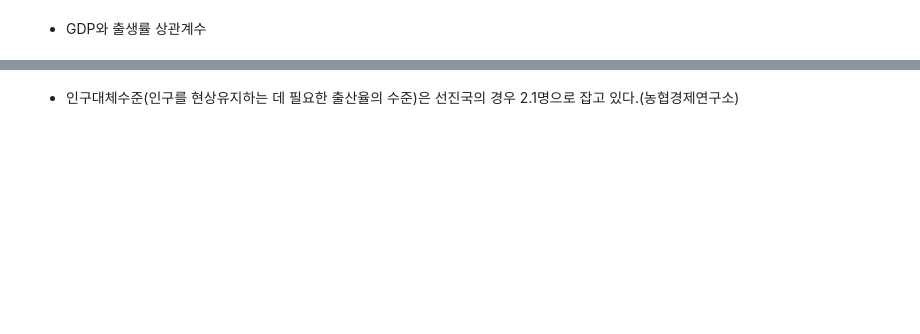
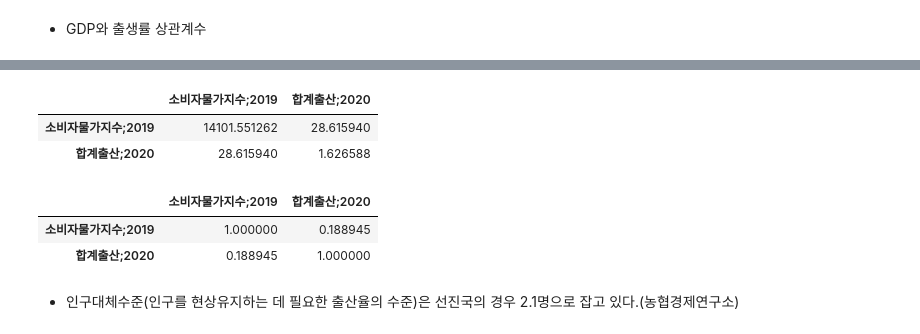
Before and after one commit to gahyunson/crudeBirthRate, a Jupyter notebook: birth_project.ipynb, the cells around one changed output, grey strips where cells are left out. Saved outputs shown, nothing was run; the diff lists cells and outputs as text; code cells hidden in the pictures; blank space fills up the shorter version.

```diff
--- a/birth_project.ipynb
+++ b/birth_project.ipynb
@@ -363,3 +351,15 @@ makeGraph(consumer_price_gh,'소비자물가지수;2019')
+# %%
+consumer_price_gh.cov()
+# %% [output]
+|  | 소비자물가지수;2019 | 합계출산;2020 |
+| 소비자물가지수;2019 | 14101.551262 | 28.615940 |
+| 합계출산;2020 | 28.615940 | 1.626588 |
+# %%
+consumer_price_gh.corr()
+# %% [output]
+|  | 소비자물가지수;2019 | 합계출산;2020 |
+| 소비자물가지수;2019 | 1.000000 | 0.188945 |
+| 합계출산;2020 | 0.188945 | 1.000000 |
 # %%
 #시간이 남는다면 자연증감이 아닌 사회적 증감도 하기위한 장치로 밑에 걸 해놓았습니다. 아직 작업 중...
 # %% [markdown]
```
Also changed, not shown: parts of 30 cells of this notebook, 8 other files.
